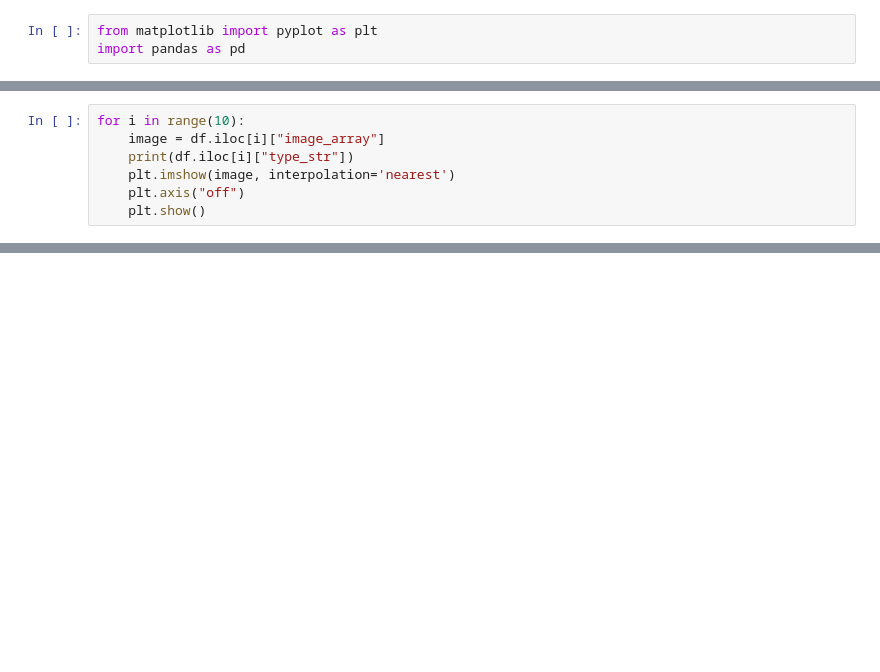
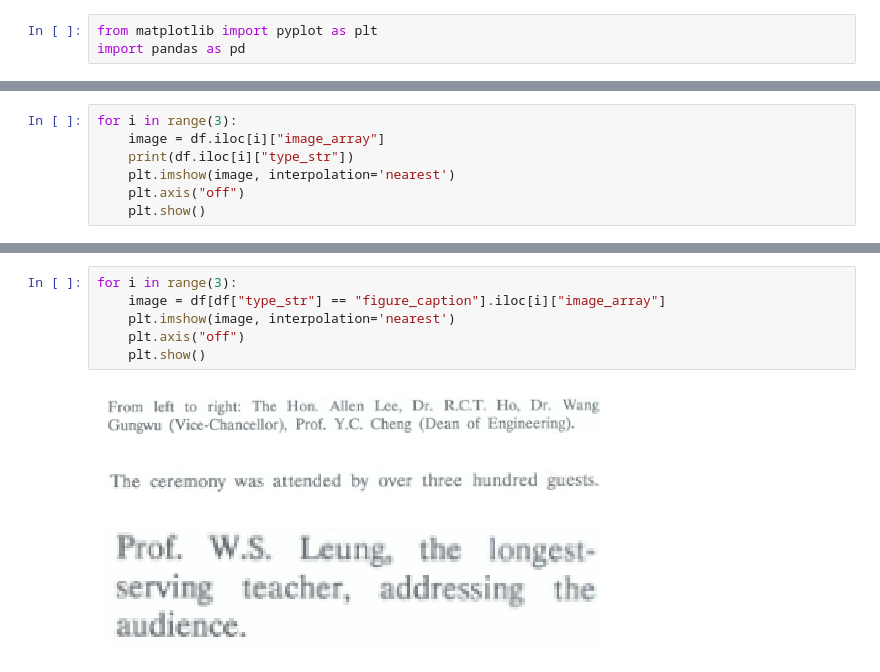
Before and after one commit to HKUGenAI/aiha_new, a Jupyter notebook: show_crop_image.ipynb, the cells around one changed output, grey strips where cells are left out. Cells and saved outputs as stored; diff of their text form; blank space fills up the shorter version.

```diff
--- a/show_crop_image.ipynb
+++ b/show_crop_image.ipynb
@@ -19,5 +19,5 @@ df.head(10)
 # %%
-for i in range(10):
+for i in range(3):
     image = df.iloc[i]["image_array"]
     print(df.iloc[i]["type_str"])
     plt.imshow(image, interpolation='nearest')
@@ -39,0 +33,10 @@ title
+# %%
+for i in range(3):
+    image = df[df["type_str"] == "figure_caption"].iloc[i]["image_array"]
+    plt.imshow(image, interpolation='nearest')
+    plt.axis("off")
+    plt.show()
+# %% [output]
+[figure, added]
+[figure, added]
+[figure, added]
```
Also changed, not shown: parts of 2 cells of this notebook, 12 other files.
